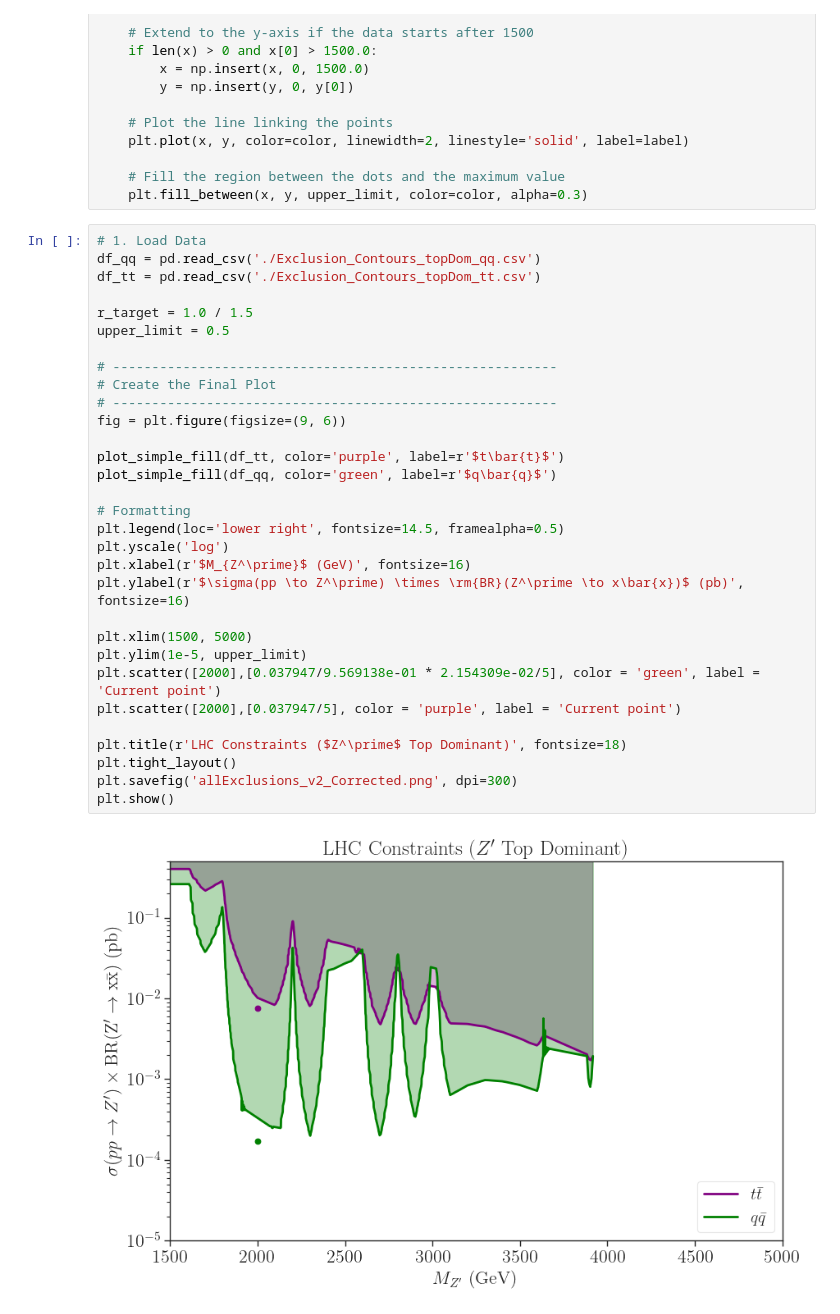
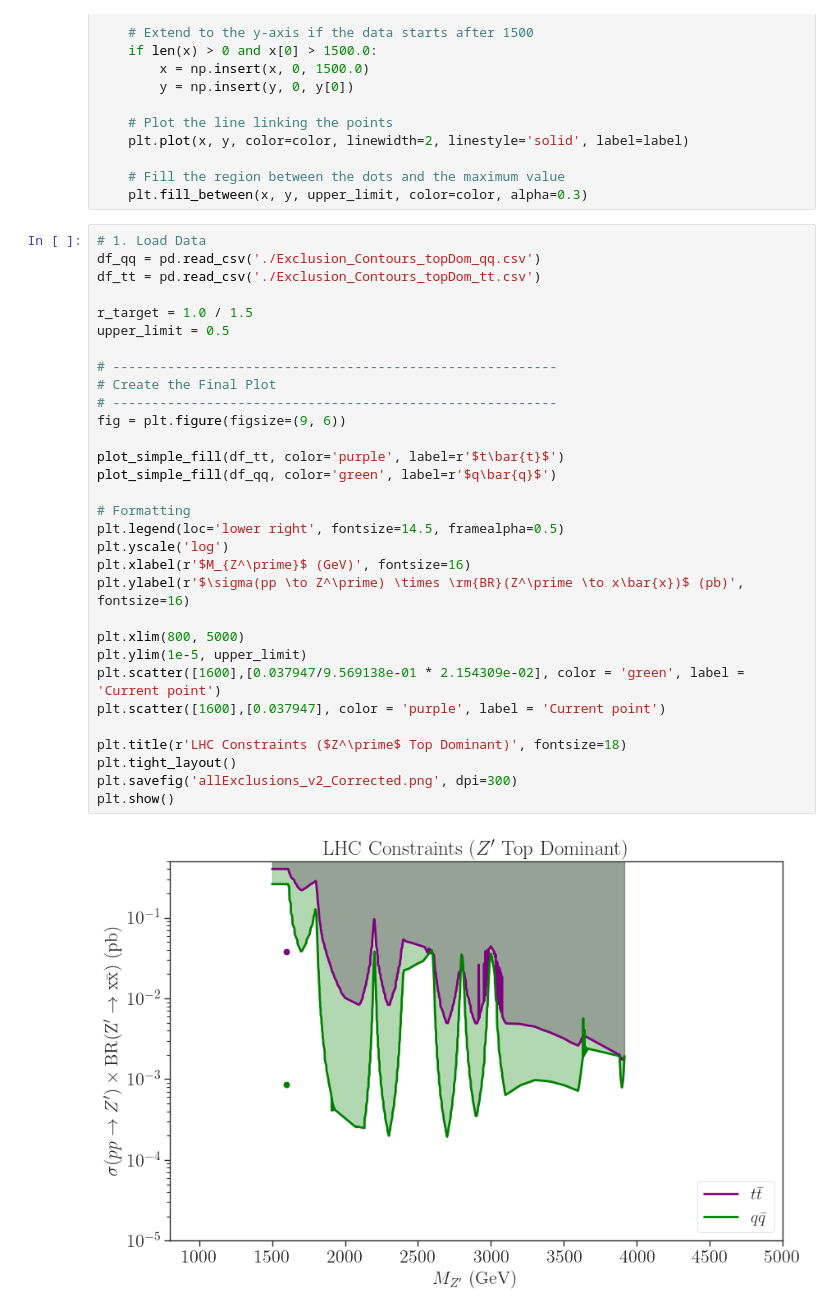
Before and after one commit to viniciusrocca/EFT_ToyModel, a Jupyter notebook: Z_prime_constraints/plots-AllExclusions.ipynb, the cells around one changed output. Saved outputs shown, nothing was run; the diff lists cells and outputs as text.

```diff
--- a/Z_prime_constraints/plots-AllExclusions.ipynb
+++ b/Z_prime_constraints/plots-AllExclusions.ipynb
@@ -52,33 +52,33 @@ def plot_simple_fill(df, color, label):
 # %%
 # 1. Load Data
 df_qq = pd.read_csv('./Exclusion_Contours_topDom_qq.csv')
 df_tt = pd.read_csv('./Exclusion_Contours_topDom_tt.csv')
 
 r_target = 1.0 / 1.5
 upper_limit = 0.5
 
 # ---------------------------------------------------------
 # Create the Final Plot
 # ---------------------------------------------------------
 fig = plt.figure(figsize=(9, 6))
 
 plot_simple_fill(df_tt, color='purple', label=r'$t\bar{t}$')
 plot_simple_fill(df_qq, color='green', label=r'$q\bar{q}$')
 
 # Formatting
 plt.legend(loc='lower right', fontsize=14.5, framealpha=0.5)
 plt.yscale('log')
 plt.xlabel(r'$M_{Z^\prime}$ (GeV)', fontsize=16)
 plt.ylabel(r'$\sigma(pp \to Z^\prime) \times \rm{BR}(Z^\prime \to x\bar{x})$ (pb)', fontsize=16)
 
-plt.xlim(1500, 5000)
+plt.xlim(800, 5000)
 plt.ylim(1e-5, upper_limit)
-plt.scatter([2000],[0.037947/9.569138e-01 * 2.154309e-02/5], color = 'green', label = 'Current point')
-plt.scatter([2000],[0.037947/5], color = 'purple', label = 'Current point')
+plt.scatter([1600],[0.037947/9.569138e-01 * 2.154309e-02], color = 'green', label = 'Current point')
+plt.scatter([1600],[0.037947], color = 'purple', label = 'Current point')
 
 plt.title(r'LHC Constraints ($Z^\prime$ Top Dominant)', fontsize=18)
 plt.tight_layout()
 plt.savefig('allExclusions_v2_Corrected.png', dpi=300)
 plt.show()
 # %% [output]
-[figure, old version]
+[figure, new version]
```
Also changed, not shown: 12 other files.
